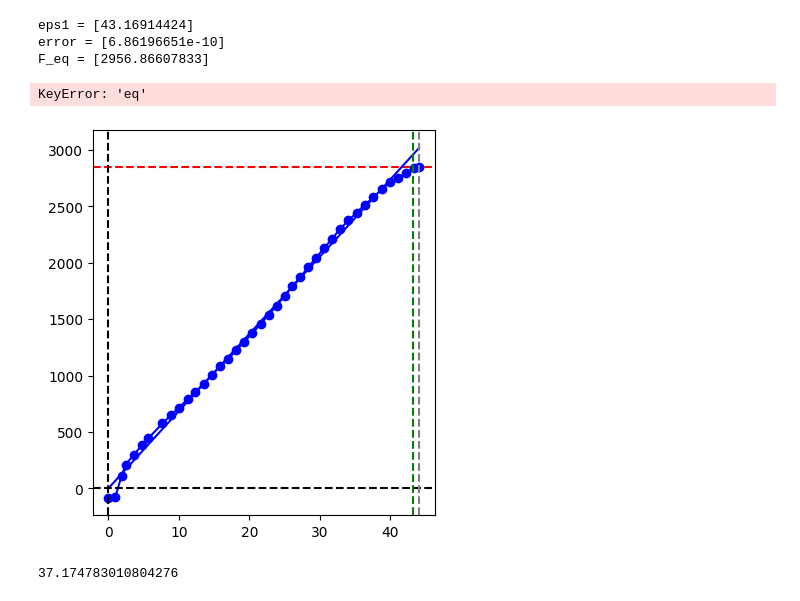
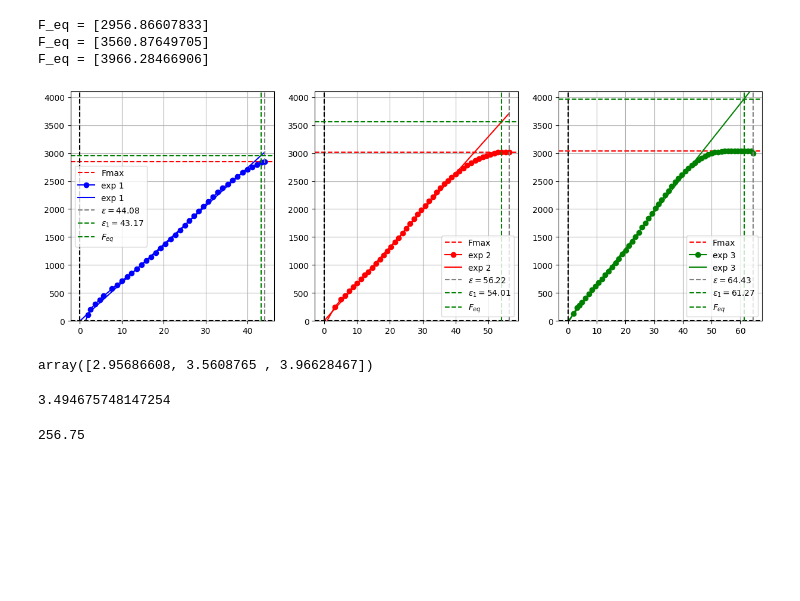
Before and after one commit to djoroya/YarnBraid_solo, a Jupyter notebook: scripts/T01_basic/T02_run_direct/T02_Force_eq.ipynb, the cells around one changed output. Drawn from its saved outputs; the diff is of its cells as text; code cells hidden in the pictures; blank space fills up the shorter version.

```diff
--- a/scripts/T01_basic/T02_run_direct/T02_Force_eq.ipynb
+++ b/scripts/T01_basic/T02_run_direct/T02_Force_eq.ipynb
@@ -112,13 +2,0 @@ step_str_uq = step_str[indx]
-# %%
-plt.subplot(2,1,1)
-
-plt.plot(epsilon,sigma_max,label="sigma_max",marker="o")
-
-#  MPa rotura trenzado
-# horizontal line
-plt.axhline(y=sigma_trenzado, color='r', linestyle='--',label="rotura trenzado")
-# MPa rotura hebra
-plt.axhline(y=sigma_hebra, color='g', linestyle='--',label="rotura hebra")
-for i,isteps in enumerate(step_str_uq):
-    plt.text(epsilon[i], sigma_max[i], str(isteps))
-plt.legend()
@@ -148,18 +2,0 @@ array([8.93826284e-02, 4.94096859e+01, 1.06916769e+02])
-# %%
-# linear regression
-
-Fmax =  sigma_max*A_hebra/9.81
-plt.plot(Ftotal,Fmax,label="simulación",marker="o")
-
-plt.plot(Ftotal_correrted,Fmax,label="simulación corregida",marker="o")
-#horizontal line
-plt.axvline(x=F_trenzado_kg, color='r', linestyle='--',label="rotura trenzado (experimental)")
-#homogenized
-# plt.axvline(x=sigma_trenzado_homogenized, color='b', linestyle='--',label="rotura trenzado (homogenized)")
-#horizontal line
-plt.axhline(y=F_hebra_kg, color='g', linestyle='--',label="rotura hebra (experimental)")
-#
-plt.ylabel("F Hebra (kg)")
-plt.xlabel("F load (kg)")
-plt.grid()
-plt.legend()
@@ -241,6 +55,8 @@ from scipy.optimize import minimize
 
 fig = plt.figure(figsize=(15,5))
 colors = ["blue","red","green"]
+
+Feq_list = []
 for i,df in enumerate(df_new):
     plt.subplot(1,3,i+1)
     D_span = np.linspace(0,df["Displacement"].max(),100)
@@ -257,41 +73,37 @@ for i,df in enumerate(df_new):
 
     Fmax = df["Force"].max()
     eps   = df["Displacement"].max()
 
     error_f = lambda eps1: error(df,eps1,eps,Fmax,slope)
 
     ## optimize
     eps_0 = eps
     limits = [eps/2,eps]
     res = minimize(error_f,eps_0,method='L-BFGS-B',bounds=[limits])
     eps1 = res.x
 
-    print(f"eps1 = {eps1}")
-    print(f"error = {error_f(eps1)}")
+
     plt.axhline(y=Fmax, color='r', linestyle='--',label="Fmax")
     plt.plot(df["Displacement"],df["Force"],marker="o",color=colors[i],label=f"exp {i+1}")
 
     A = np.trapz(df["Force"],df["Displacement"])
     plt.plot(D_span, D_span*slope ,label=f"exp {i+1}",color=colors[i])
     # plot xaxis and yaxis
     plt.axhline(y=0, color='k', linestyle='--')
     plt.axvline(x=0, color='k', linestyle='--')
 
     plt.axvline(x=eps, color='gray', linestyle='--',label=r"$\epsilon = {:.2f}$".format(eps))
     plt.axvline(x=eps1, color='g', linestyle='--',label=r"$\epsilon_1 = {:.2f}$".format(eps1[0]))
 
     Feq = eps1*slope
+    Feq_list.append(Feq[0])
     print(f"F_eq = {Feq}")
-    plt.axhline(y=Feq, color='g', linestyle='--',label=r"$F_{eq} = {:.2f}$".format(Feq))
+    plt.axhline(y=Feq, color='g', linestyle='--',label=r"$F_{eq}$")
     plt.legend()
     plt.grid()
+    plt.ylim(0,4100)
 # %% [output]
-eps1 = [43.16914424]
-error = [6.86196651e-10]
 F_eq = [2956.86607833]
+F_eq = [3560.87649705]
+F_eq = [3966.28466906]
-KeyError: 'eq'
-[figure, old version]
+[figure, new version]
-# %%
-intercept
-# %% [output]
-37.174783010804276
@@ -297,0 +112,12 @@ intercept
+# %%
+Feq_list
+# %% [output]
+array([2.95686608, 3.5608765 , 3.96628467])
+# %%
+np.mean(Feq_list)
+# %% [output]
+3.494675748147254
+# %%
+3.25 *(64 + 15)
+# %% [output]
+256.75
```
Also changed, not shown: parts of 21 cells of this notebook, 50 other files.
